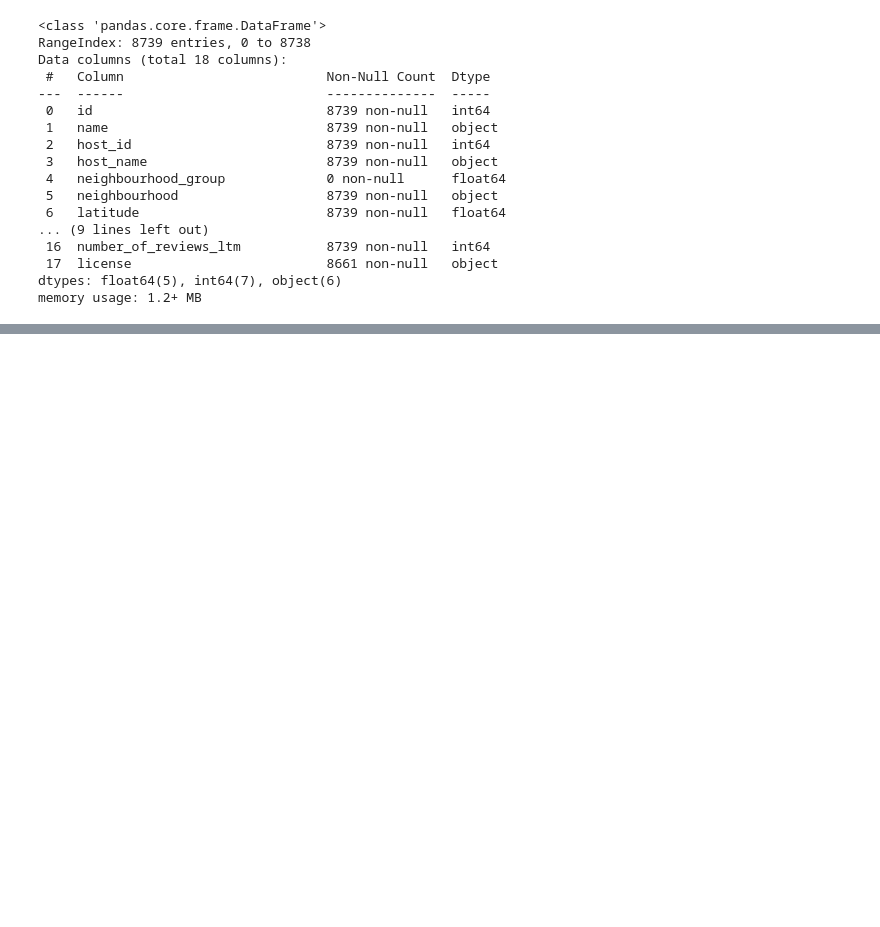
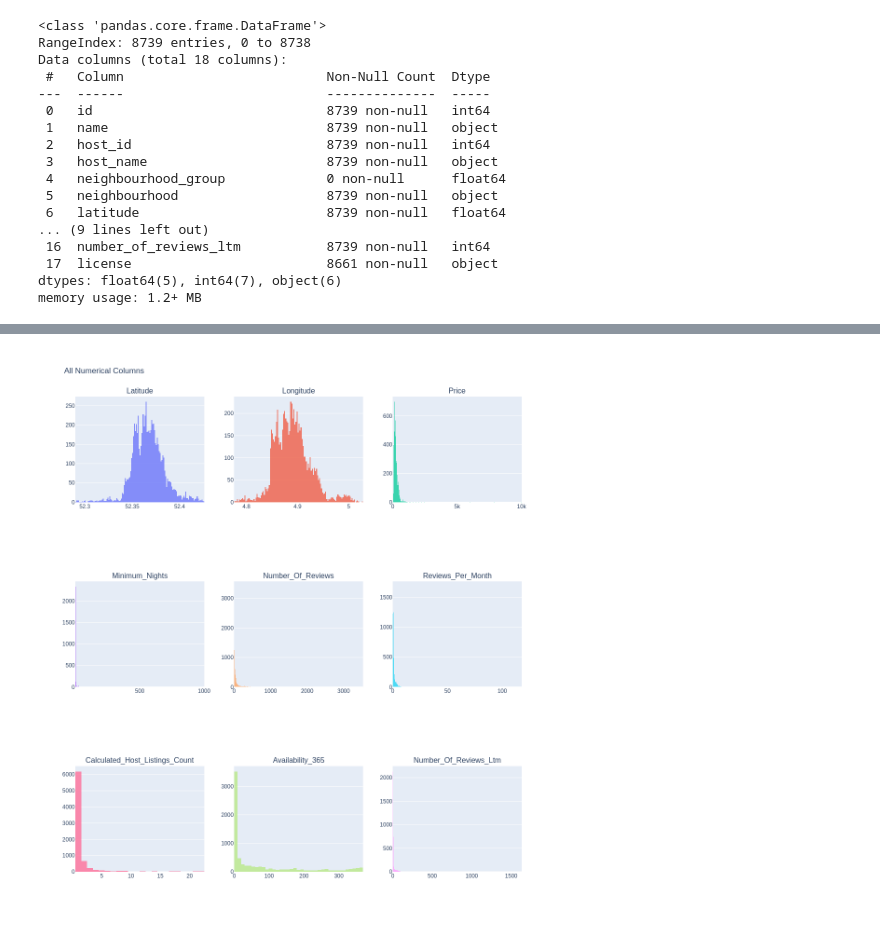
Before and after one commit to ABDULLAHHG/Airbnb-Listing, a Jupyter notebook: Untitled1.ipynb, the cells around one changed output, grey strips where cells are left out. Saved outputs shown, nothing was run; the diff lists cells and outputs as text; code cells hidden in the pictures; blank space fills up the shorter version.

```diff
--- a/Untitled1.ipynb
+++ b/Untitled1.ipynb
@@ -29,3 +29,6 @@ Data columns (total 18 columns):
  17  license                         8661 non-null   object
 dtypes: float64(5), int64(7), object(6)
 memory usage: 1.2+ MB
+# %%
+df = df.drop("neighbourhood_group" , axis = 1)
+df = df.dropna()
@@ -31,0 +80,5 @@ memory usage: 1.2+ MB
+# %%
+from tools import Muti_hist_plot
+Muti_hist_plot(df.drop(["id","host_id"] , axis = 1))
+# %% [output]
+[figure, added]
```
Also changed, not shown: parts of 10 cells of this notebook.
